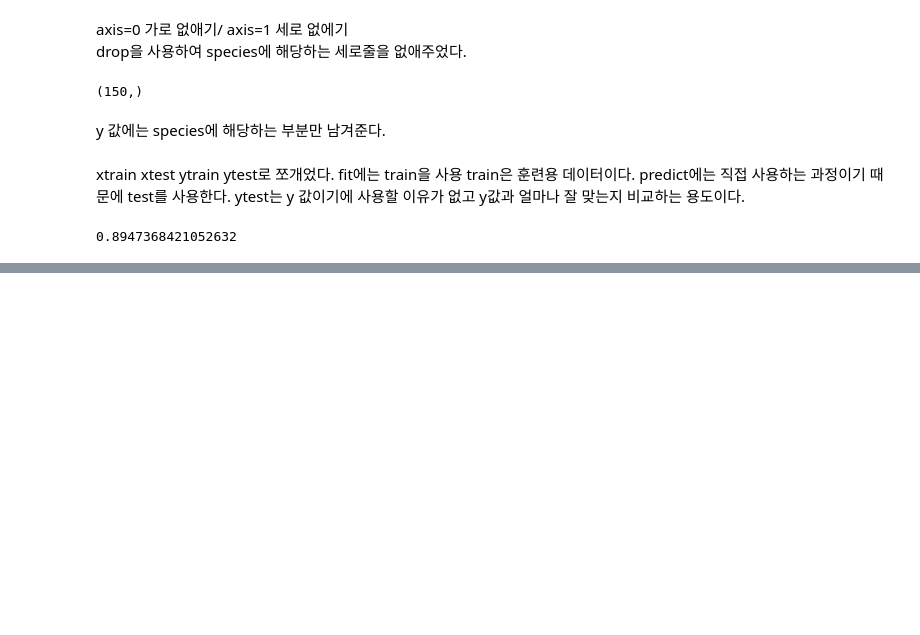
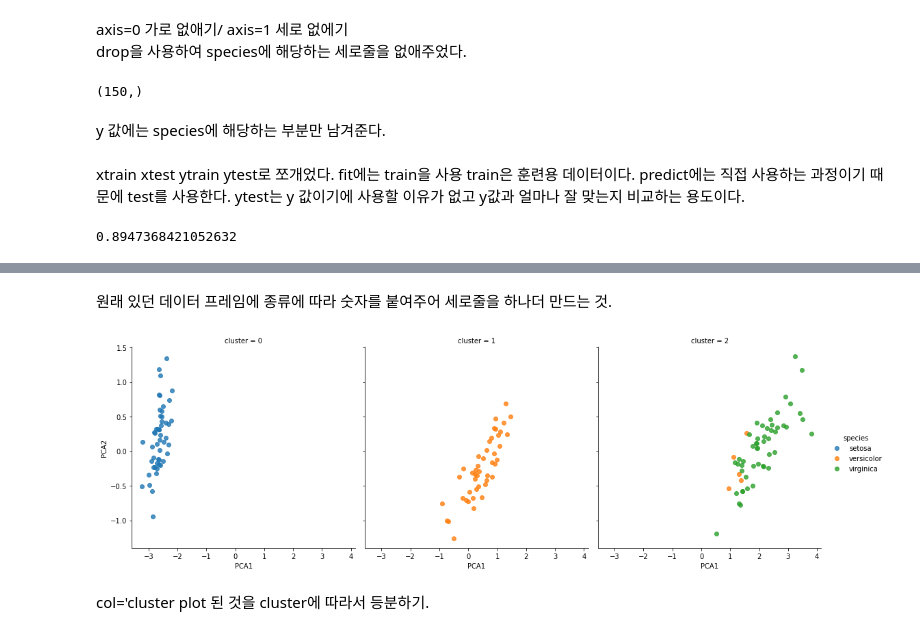
Before and after one commit to jinsu1214/class2022spring, a Jupyter notebook: 20220316.ipynb, the cells around one changed output, grey strips where cells are left out. Saved outputs shown, nothing was run; the diff lists cells and outputs as text; code cells hidden in the pictures; blank space fills up the shorter version.

```diff
--- a/20220316.ipynb
+++ b/20220316.ipynb
@@ -927,0 +953,5 @@ iface.launch()
+# %%
+from sklearn.mixture import GaussianMixture as GMM   # 1. Choose the model class
+model = GMM(n_components=3, covariance_type='full')  # 2. Instantiate the model with hyperparameters
+model.fit(x)                                         # 3. Fit to data. Notice y is not specified!
+y_gmm = model.predict(x)                             # 4. Determine cluster labels
@@ -927,0 +970,9 @@ iface.launch()
+# %% [markdown]
+원래 있던 데이터 프레임에 종류에 따라 숫자를 붙여주어 세로줄을 하나더 만드는 것.
+# %%
+df['cluster'] = y_gmm
+sns.lmplot("PCA1", "PCA2", data=df, hue='species', col='cluster', fit_reg=False);
+# %% [output]
+[figure, added]
+# %% [markdown]
+col='cluster  plot 된 것을 cluster에 따라서 등분하기.
```
Also changed, not shown: parts of 9 cells of this notebook.
